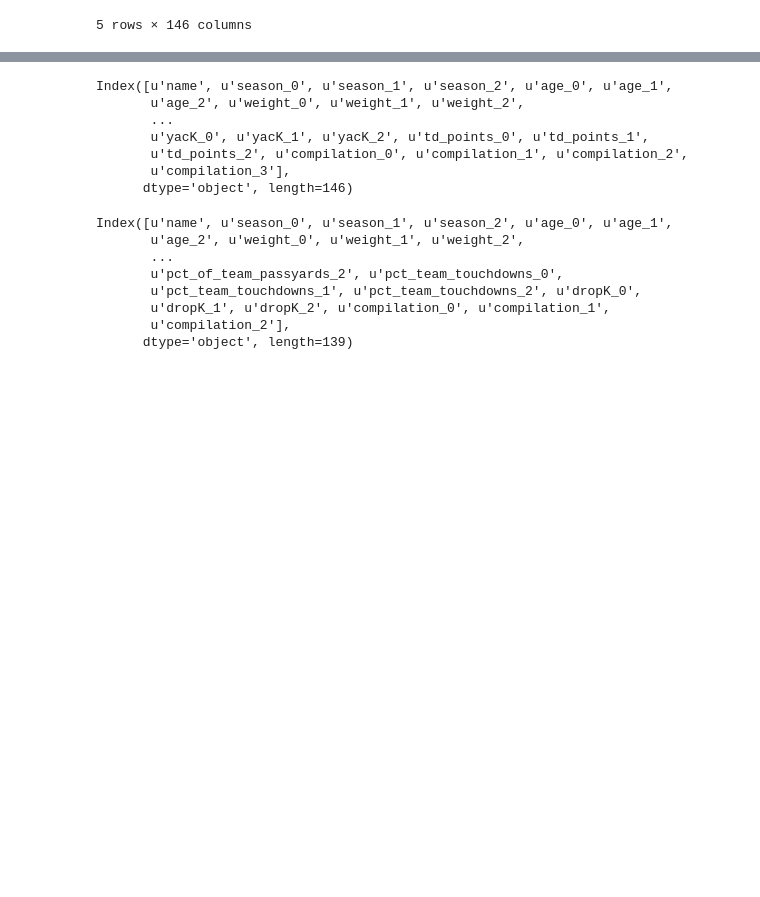
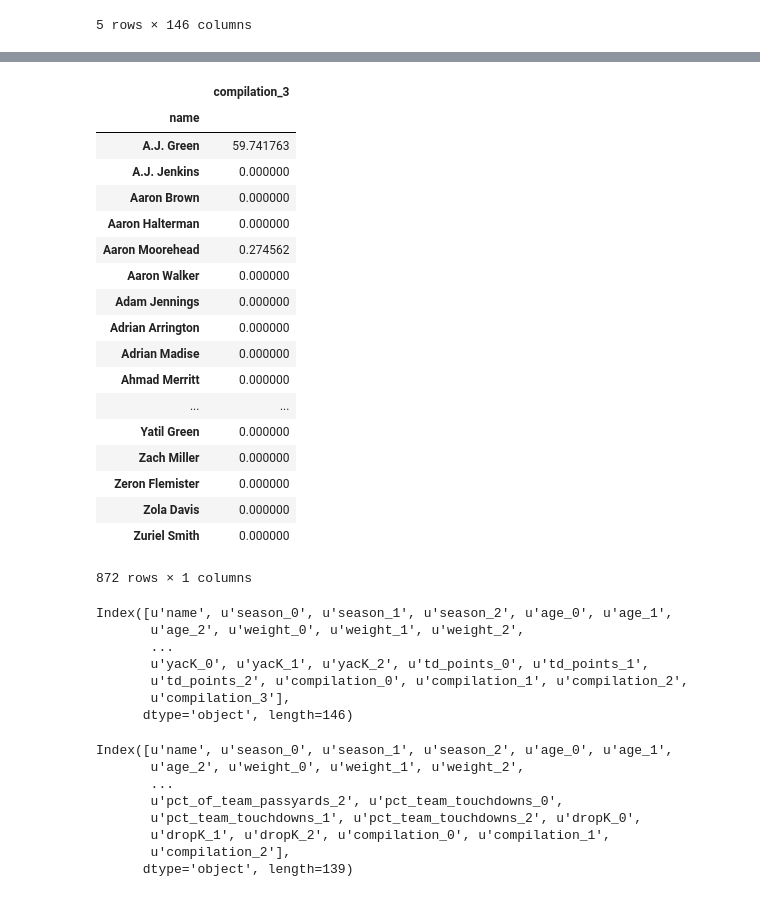
Before and after one commit to oneilltp18/GABBERT, a Jupyter notebook: wide_receivers/PCA_wrs.ipynb, the cells around one changed output, grey strips where cells are left out. Cells and saved outputs as stored; diff of their text form; code cells hidden in the pictures; blank space fills up the shorter version.

```diff
--- a/wide_receivers/PCA_wrs.ipynb
+++ b/wide_receivers/PCA_wrs.ipynb
@@ -19,3 +30,27 @@ data.head()
+# %%
+comp_df.set_index(comp_df['name'], drop = True, inplace = True)
+comp_df.drop('name', axis = 1, inplace = True)
+comp_df
+# %% [output]
+|  | compilation_3 |
+| name |  |
+| A.J. Green | 59.741763 |
+| A.J. Jenkins | 0.000000 |
+| Aaron Brown | 0.000000 |
+| Aaron Halterman | 0.000000 |
+| Aaron Moorehead | 0.274562 |
+| Aaron Walker | 0.000000 |
+| Adam Jennings | 0.000000 |
+| Adrian Arrington | 0.000000 |
+| Adrian Madise | 0.000000 |
+| Ahmad Merritt | 0.000000 |
+| ... | ... |
+| Yatil Green | 0.000000 |
+| Zach Miller | 0.000000 |
+| Zeron Flemister | 0.000000 |
+| Zola Davis | 0.000000 |
+| Zuriel Smith | 0.000000 |
+872 rows × 1 columns
 # %%
 print data.columns
 # %% [output]
```
Also changed, not shown: parts of 8 cells of this notebook, 1 other file.
